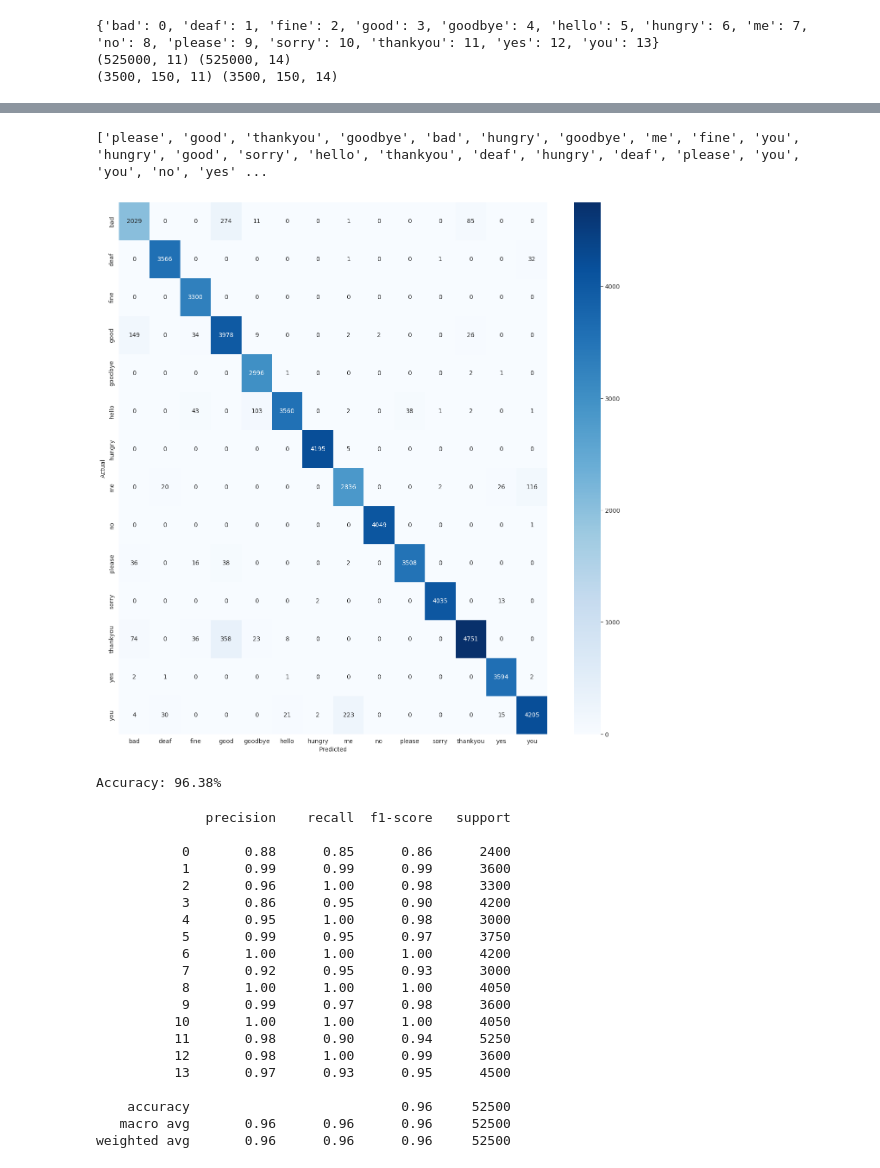
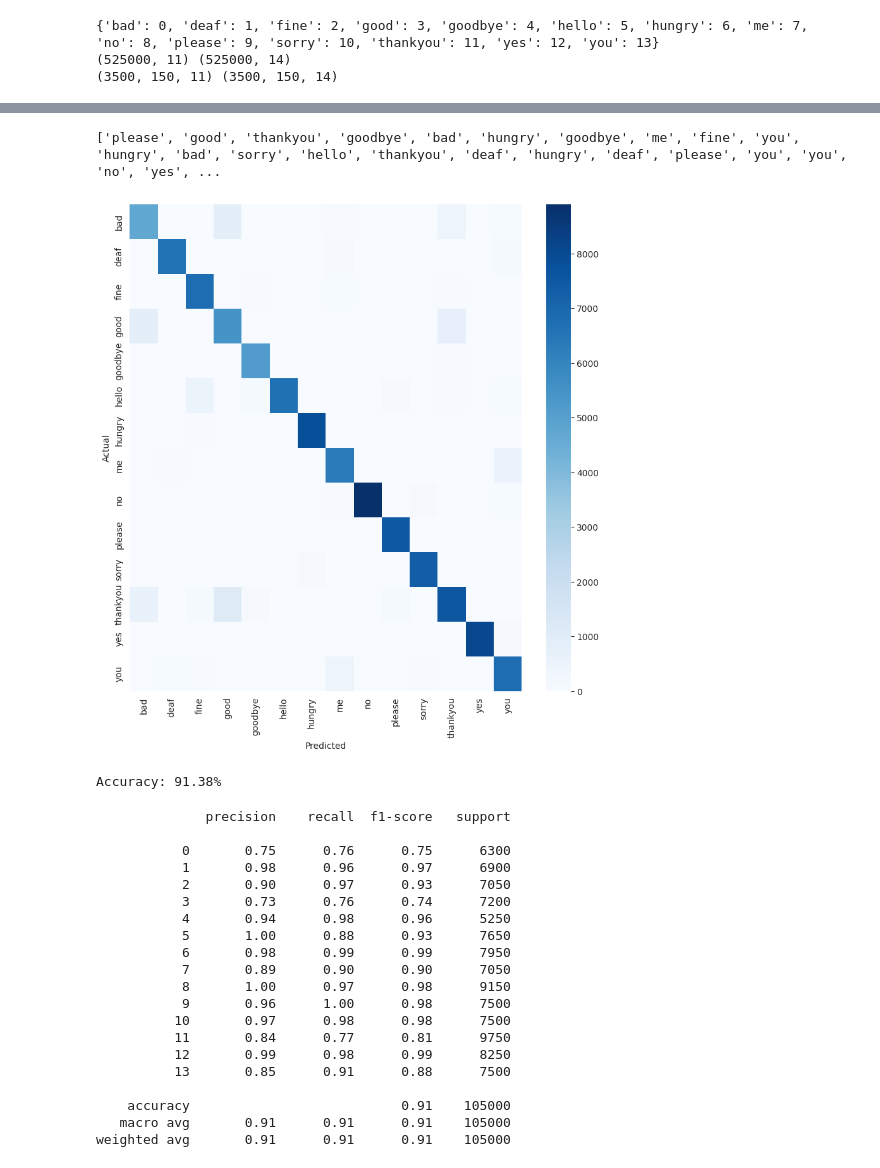
Before and after one commit to fathiabdelmalek/master-thesis, a Jupyter notebook: code/notebooks/words.ipynb, the cells around one changed output, grey strips where cells are left out. Drawn from its saved outputs; the diff is of its cells as text; code cells hidden in the pictures.

```diff
--- a/code/notebooks/words.ipynb
+++ b/code/notebooks/words.ipynb
@@ -40,8 +40,8 @@ print(X.shape, y.shape)
 (525000, 11) (525000, 14)
 (3500, 150, 11) (3500, 150, 14)
 # %%
-X_train, X_test, y_train, y_test = train_test_split(X, y, test_size=0.1, random_state=42)
-X_train, X_val, y_train, y_val = train_test_split(X_train, y_train, test_size=0.1, random_state=42)
+X_train, X_test, y_train, y_test = train_test_split(X, y, test_size=0.2, random_state=42)
+X_train, X_val, y_train, y_val = train_test_split(X_train, y_train, test_size=0.2, random_state=42)
 
 print(X_train.shape, X_test.shape, X_val.shape)
 print(y_train.shape, y_test.shape, y_val.shape)
@@ -51,7 +51,9 @@ print(y_train.shape, y_test.shape, y_val.shape)
 # %%
-model = Sequential()
-model.add(LSTM(units=64, input_shape=(150, 11), return_sequences=True))
-model.add(Dense(units=len(label_dict), activation='softmax'))
+input_layer = Input(shape=(150, 11), name='input_layer')
+batch_layer = BatchNormalization(name='hidden_layer1')(input_layer)
+lstm_layer = LSTM(units=64, return_sequences=True, name='hidden_layer2')(batch_layer)
+output_layer = Dense(units=len(label_dict), activation='softmax', name='output_layer')(lstm_layer)
+model = Model(inputs=input_layer, outputs=output_layer)
 model.compile(optimizer=Adam(), loss=CategoricalCrossentropy(), metrics=['accuracy', Precision(), Recall()])
 history = model.fit(X_train, y_train, validation_data=(X_val, y_val), epochs=50, batch_size=32)
 # %% [output]
@@ -192,42 +202,42 @@ for word in major:
     predictions_list.append(get_key(label_dict, word))
 print(predictions_list)
 # %% [output]
-['please', 'good', 'thankyou', 'goodbye', 'bad', 'hungry', 'goodbye', 'me', 'fine', 'you', 'hungry', 'good', 'sorry', 'hello', 'thankyou', 'deaf', 'hungry', 'deaf', 'please', 'you', 'you', 'no', 'yes' ...
+['please', 'good', 'thankyou', 'goodbye', 'bad', 'hungry', 'goodbye', 'me', 'fine', 'you', 'hungry', 'bad', 'sorry', 'hello', 'thankyou', 'deaf', 'hungry', 'deaf', 'please', 'you', 'you', 'no', 'yes', ...
 # %%
 words_cm = confusion_matrix(y_test.argmax(axis=2).flatten(), y_pred.argmax(axis=2).flatten())
-plt.subplots(figsize=(16, 16))
-sns.heatmap(words_cm, annot=True, cmap='Blues', fmt='g', xticklabels=label_dict.keys(), yticklabels=label_dict.keys())
+plt.subplots(figsize=(10, 10))
+sns.heatmap(words_cm, annot=False, cmap='Blues', xticklabels=label_dict.keys(), yticklabels=label_dict.keys())
 plt.xlabel('Predicted')
 plt.ylabel('Actual')
 plt.show()
 accuracy = np.sum(np.diag(words_cm)) / np.sum(words_cm)
 print(f"Accuracy: {accuracy*100:.2f}%")
 # %% [output]
-[figure, old version]
+[figure, new version]
-Accuracy: 96.38%
+Accuracy: 91.38%
 # %%
 print(classification_report(y_test.argmax(axis=2).flatten(), y_pred.argmax(axis=2).flatten()))
 # %% [output]
               precision    recall  f1-score   support
 
-           0       0.88      0.85      0.86      2400
-           1       0.99      0.99      0.99      3600
-           2       0.96      1.00      0.98      3300
-           3       0.86      0.95      0.90      4200
-           4       0.95      1.00      0.98      3000
-           5       0.99      0.95      0.97      3750
-           6       1.00      1.00      1.00      4200
-           7       0.92      0.95      0.93      3000
-           8       1.00      1.00      1.00      4050
-           9       0.99      0.97      0.98      3600
-          10       1.00      1.00      1.00      4050
-          11       0.98      0.90      0.94      5250
-          12       0.98      1.00      0.99      3600
-          13       0.97      0.93      0.95      4500
+           0       0.75      0.76      0.75      6300
+           1       0.98      0.96      0.97      6900
+           2       0.90      0.97      0.93      7050
+           3       0.73      0.76      0.74      7200
+           4       0.94      0.98      0.96      5250
+           5       1.00      0.88      0.93      7650
+           6       0.98      0.99      0.99      7950
+           7       0.89      0.90      0.90      7050
+           8       1.00      0.97      0.98      9150
+           9       0.96      1.00      0.98      7500
+          10       0.97      0.98      0.98      7500
+          11       0.84      0.77      0.81      9750
+          12       0.99      0.98      0.99      8250
+          13       0.85      0.91      0.88      7500
 
-    accuracy                           0.96     52500
-   macro avg       0.96      0.96      0.96     52500
-weighted avg       0.96      0.96      0.96     52500
+    accuracy                           0.91    105000
+   macro avg       0.91      0.91      0.91    105000
+weighted avg       0.91      0.91      0.91    105000
 # %%
 engine = pyttsx3.init()
 engine.say(", ".join(predictions_list))
```
Also changed, not shown: parts of 8 cells of this notebook, 10 other files.
